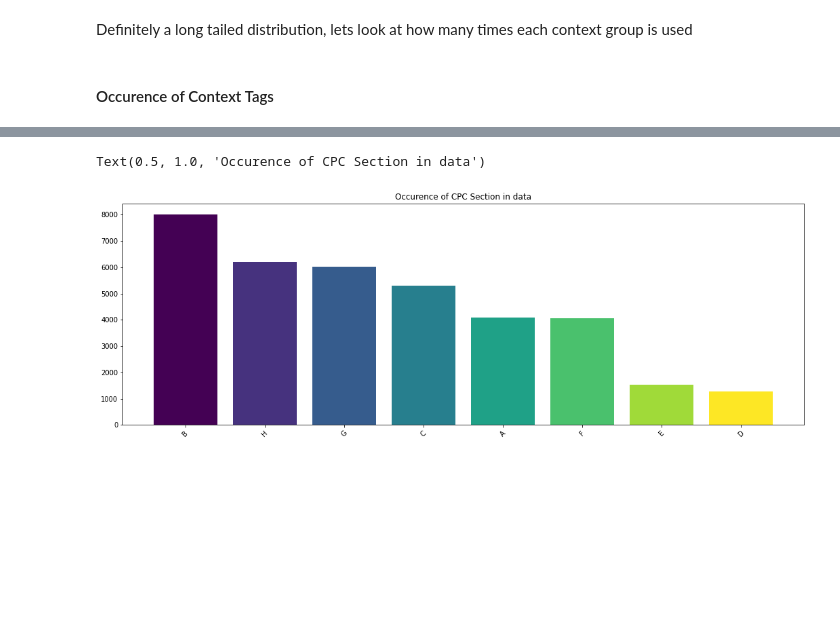
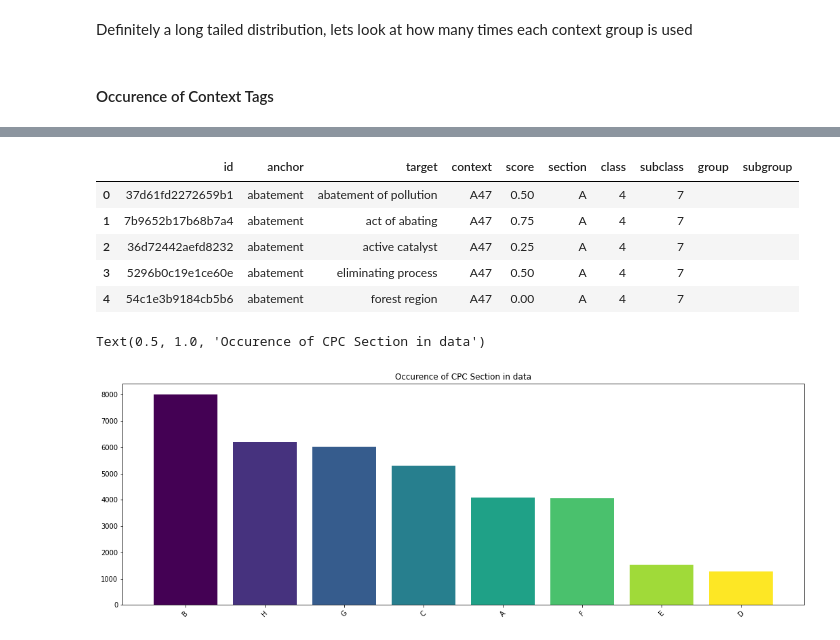
Before and after one commit to alecabt85/phrase_to_phrase, a Jupyter notebook: notebooks/eda.ipynb, the cells around one changed output, grey strips where cells are left out. Saved outputs shown, nothing was run; the diff lists cells and outputs as text; code cells hidden in the pictures; blank space fills up the shorter version.

```diff
--- a/notebooks/eda.ipynb
+++ b/notebooks/eda.ipynb
@@ -70 +74,10 @@ data['cpc_section'] = data['context'].apply(lambda x: x[0])
+# %%
+data.head()
+# %% [output]
+|  | id | anchor | target | context | score | section | class | subclass | group | subgroup |
+| 0 | 37d61fd2272659b1 | abatement | abatement of pollution | A47 | 0.50 | A | 4 | 7 |  |  |
+| 1 | 7b9652b17b68b7a4 | abatement | act of abating | A47 | 0.75 | A | 4 | 7 |  |  |
+| 2 | 36d72442aefd8232 | abatement | active catalyst | A47 | 0.25 | A | 4 | 7 |  |  |
+| 3 | 5296b0c19e1ce60e | abatement | eliminating process | A47 | 0.50 | A | 4 | 7 |  |  |
+| 4 | 54c1e3b9184cb5b6 | abatement | forest region | A47 | 0.00 | A | 4 | 7 |  |  |
 # %%
```
Also changed, not shown: parts of 6 cells of this notebook.
